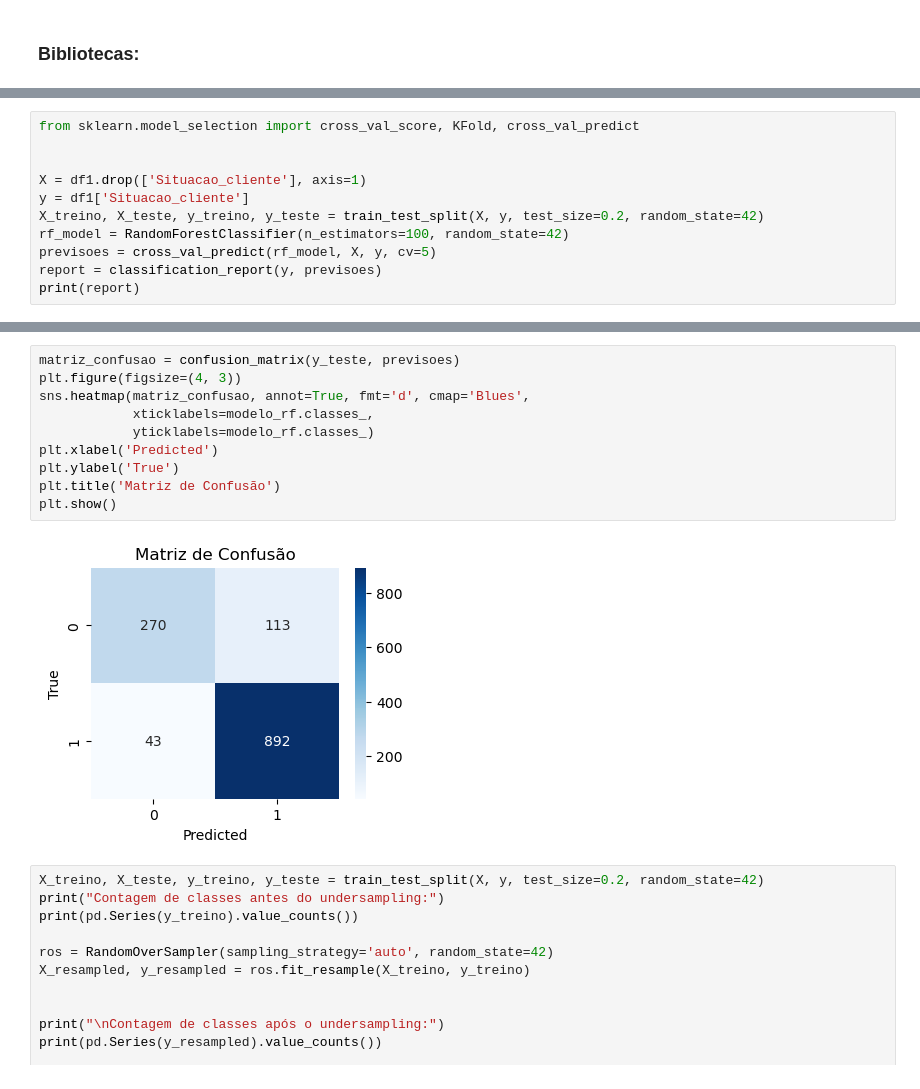
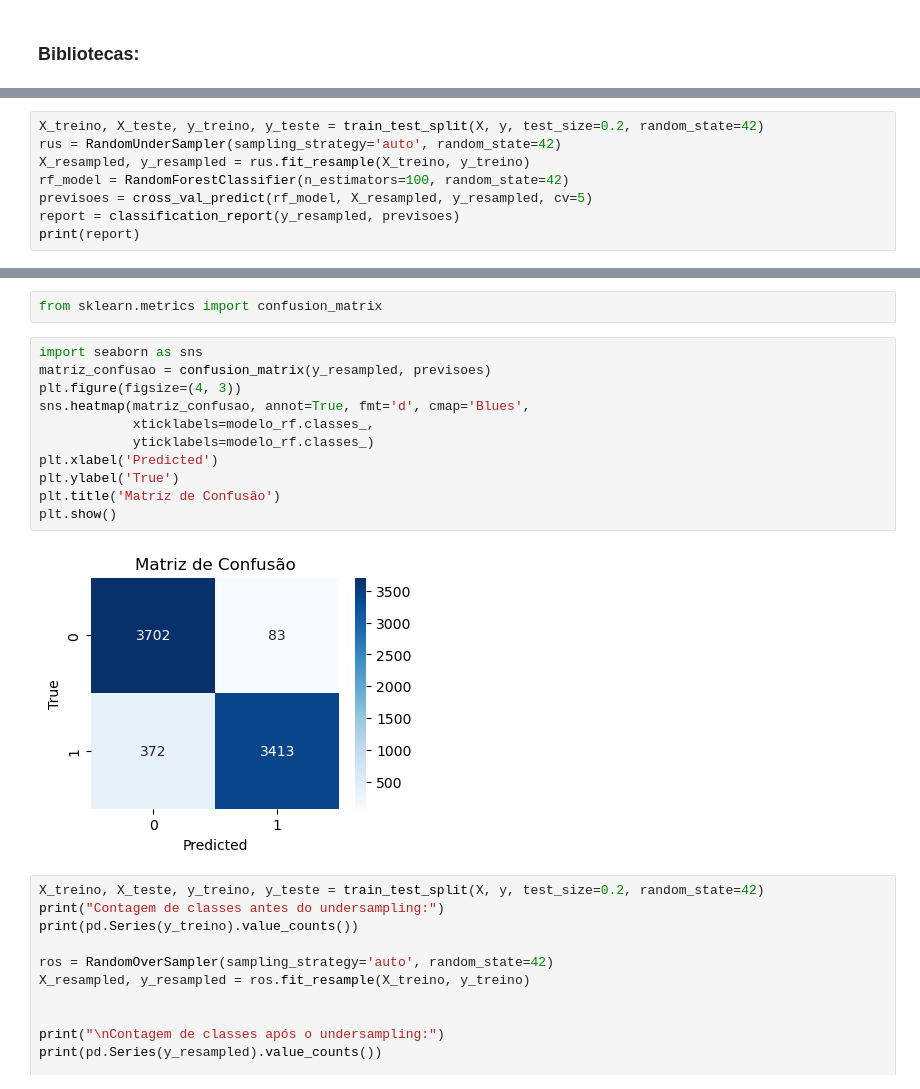
Before and after one commit to JuniorNS96/TCC, a Jupyter notebook: main.ipynb, the cells around one changed output, grey strips where cells are left out. Drawn from its saved outputs; the diff is of its cells as text.

```diff
--- a/main.ipynb
+++ b/main.ipynb
@@ -1585,0 +1495,8 @@ df_relatorio
+# %%
+X_treino, X_teste, y_treino, y_teste = train_test_split(X, y, test_size=0.2, random_state=42)
+rus = RandomUnderSampler(sampling_strategy='auto', random_state=42)
+X_resampled, y_resampled = rus.fit_resample(X_treino, y_treino)
+rf_model = RandomForestClassifier(n_estimators=100, random_state=42)
+previsoes = cross_val_predict(rf_model, X_resampled, y_resampled, cv=5)
+report = classification_report(y_resampled, previsoes)
+print(report)
@@ -1605,11 +1548,0 @@ plt.show()
-# %%
-from sklearn.model_selection import cross_val_score, KFold, cross_val_predict
-
-
-X = df1.drop(['Situacao_cliente'], axis=1)
-y = df1['Situacao_cliente']
-X_treino, X_teste, y_treino, y_teste = train_test_split(X, y, test_size=0.2, random_state=42)
-rf_model = RandomForestClassifier(n_estimators=100, random_state=42)
-previsoes = cross_val_predict(rf_model, X, y, cv=5)
-report = classification_report(y, previsoes)
-print(report)
@@ -1645,15 +1584,18 @@ plt.show()
+# %%
+from sklearn.metrics import confusion_matrix
 # %%
-matriz_confusao = confusion_matrix(y_teste, previsoes)
+import seaborn as sns
+matriz_confusao = confusion_matrix(y_resampled, previsoes)
 plt.figure(figsize=(4, 3))
 sns.heatmap(matriz_confusao, annot=True, fmt='d', cmap='Blues',
             xticklabels=modelo_rf.classes_,
             yticklabels=modelo_rf.classes_)
 plt.xlabel('Predicted')
 plt.ylabel('True')
 plt.title('Matriz de Confusão')
 plt.show()
 # %% [output]
-[figure, old version]
+[figure, new version]
 # %%
 X_treino, X_teste, y_treino, y_teste = train_test_split(X, y, test_size=0.2, random_state=42)
 print("Contagem de classes antes do undersampling:")
```
Also changed, not shown: parts of 31 cells of this notebook, 4 other files.
